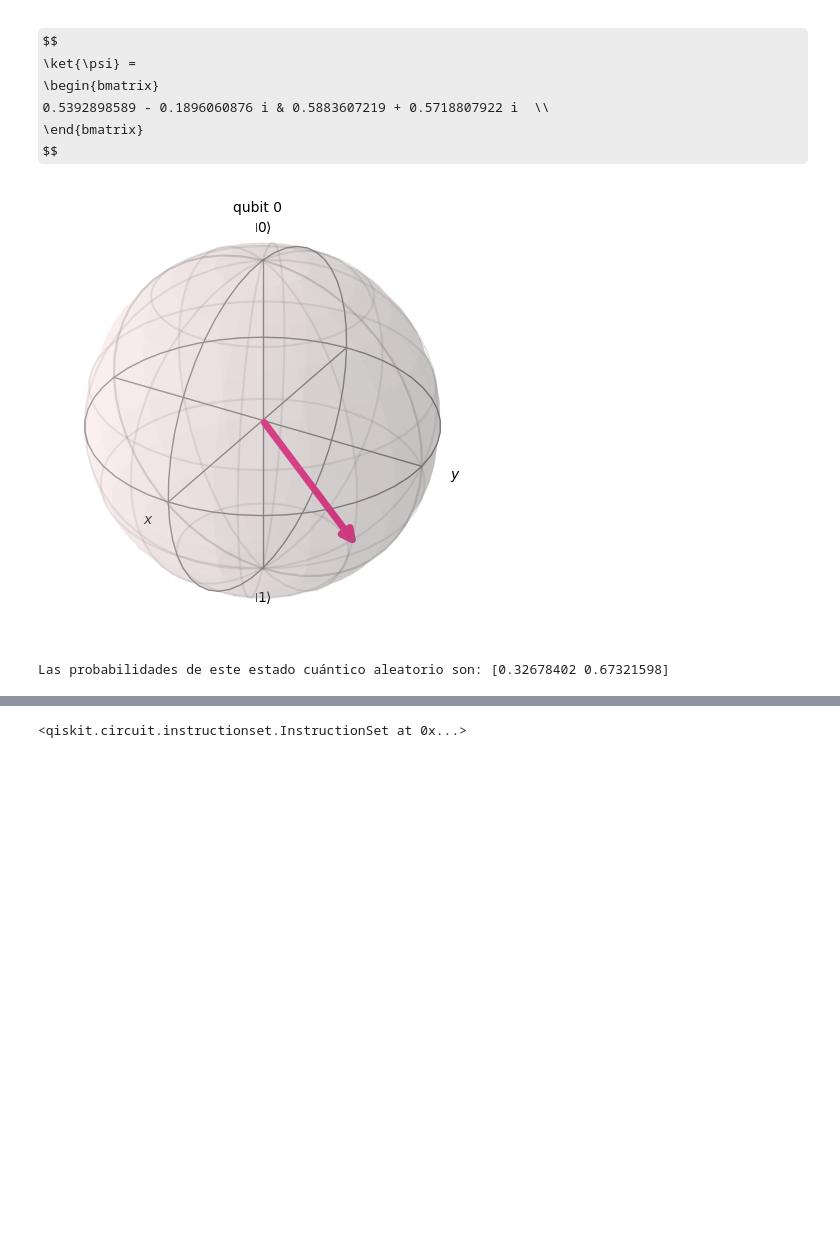
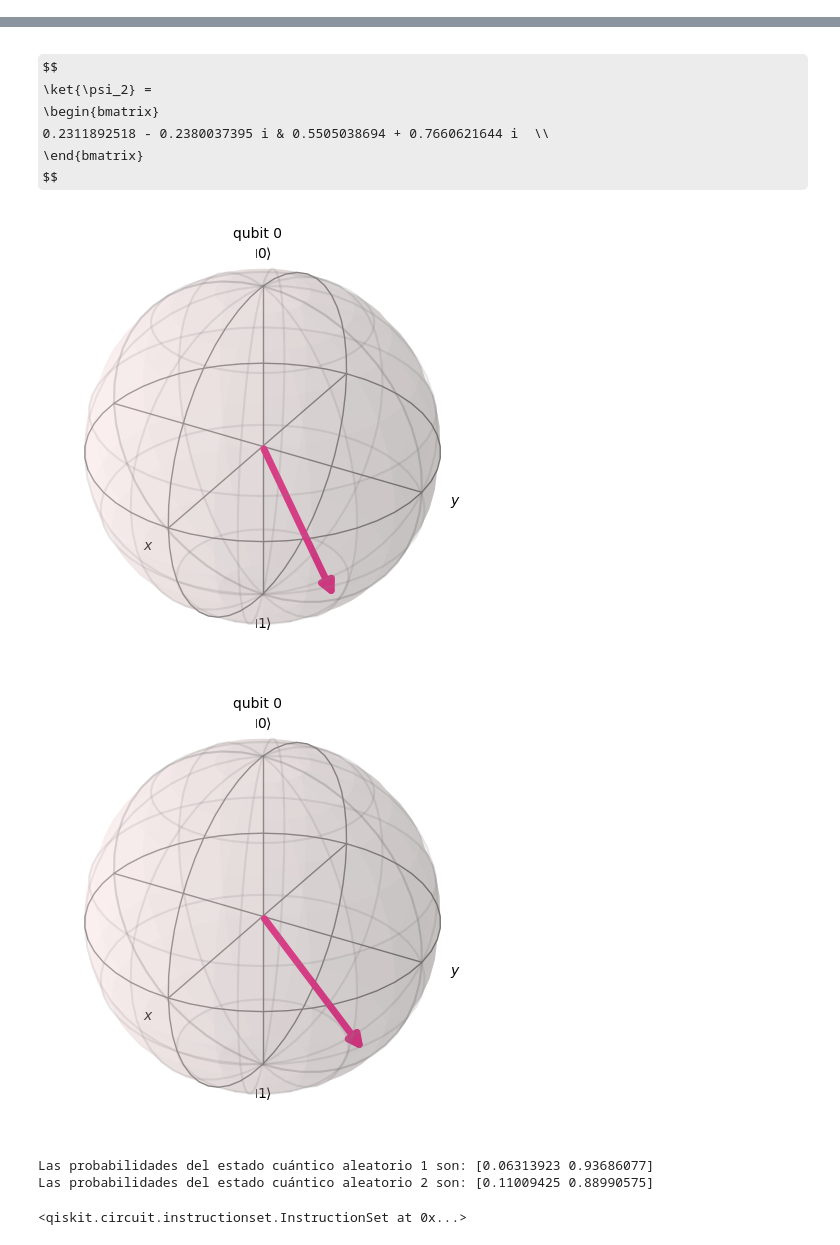
Before and after one commit to Cristian-David-Araujo/quantum_computer, a Jupyter notebook: P3/2_Teletransportacion_Cuantica_2025_Qiskit2.0.ipynb, the cells around one changed output, grey strips where cells are left out. Saved outputs shown, nothing was run; the diff lists cells and outputs as text; code cells hidden in the pictures; some formulas as TeX source; blank space fills up the shorter version.

```diff
--- a/P3/2_Teletransportacion_Cuantica_2025_Qiskit2.0.ipynb
+++ b/P3/2_Teletransportacion_Cuantica_2025_Qiskit2.0.ipynb
@@ -50,18 +69,20 @@ teleport_cir = QuantumCircuit(QEntanglem_A, QEntanglem_B, Q2teletransport, crz,
-# %%
-# Definición de un estado cuántico aleatorio de entrada para ser teletransportado
-qrandom = random_statevector(2)
-display(array_to_latex(Statevector(qrandom), prefix="\\ket{\\psi} = "))
-
-fig = plot_bloch_multivector(Statevector(qrandom))
-plt.show()
-
-print("Las probabilidades de este estado cuántico aleatorio son:", Statevector(qrandom).probabilities())
-# %% [output]
-$$
-\ket{\psi} =
-\begin{bmatrix}
-0.5392898589 - 0.1896060876 i & 0.5883607219 + 0.5718807922 i  \\
- \end{bmatrix}
-$$
-[figure, removed]
-Las probabilidades de este estado cuántico aleatorio son: [0.32678402 0.67321598]
+# %%
+# Definición de dos estados cuánticos aleatorios de entrada para ser teletransportados
+qrandom1 = random_statevector(2)
+qrandom2 = random_statevector(2)
+
+# Mostrar los estados en notación de Dirac
+display(array_to_latex(Statevector(qrandom1), prefix="\\ket{\\psi_1} = "))
+display(array_to_latex(Statevector(qrandom2), prefix="\\ket{\\psi_2} = "))
+
+# Visualización en la esfera de Bloch
+fig1 = plot_bloch_multivector(Statevector(qrandom1))
+plt.show()
+
+fig2 = plot_bloch_multivector(Statevector(qrandom2))
+plt.show()
+
+# Mostrar las probabilidades de los estados cuánticos
+print("Las probabilidades del estado cuántico aleatorio 1 son:", Statevector(qrandom1).probabilities())
+print("Las probabilidades del estado cuántico aleatorio 2 son:", Statevector(qrandom2).probabilities())
+# %% [output]
@@ -68 +95,11 @@ Las probabilidades de este estado cuántico aleatorio son: [0.32678402 0.6732159
+$$
+\ket{\psi_2} =
+\begin{bmatrix}
+0.2311892518 - 0.2380037395 i & 0.5505038694 + 0.7660621644 i  \\
+ \end{bmatrix}
+$$
+[figure, added]
+[figure, added]
+Las probabilidades del estado cuántico aleatorio 1 son: [0.06313923 0.93686077]
+Las probabilidades del estado cuántico aleatorio 2 son: [0.11009425 0.88990575]
 # %%
```
Also changed, not shown: parts of 12 cells of this notebook, 1 other file.
